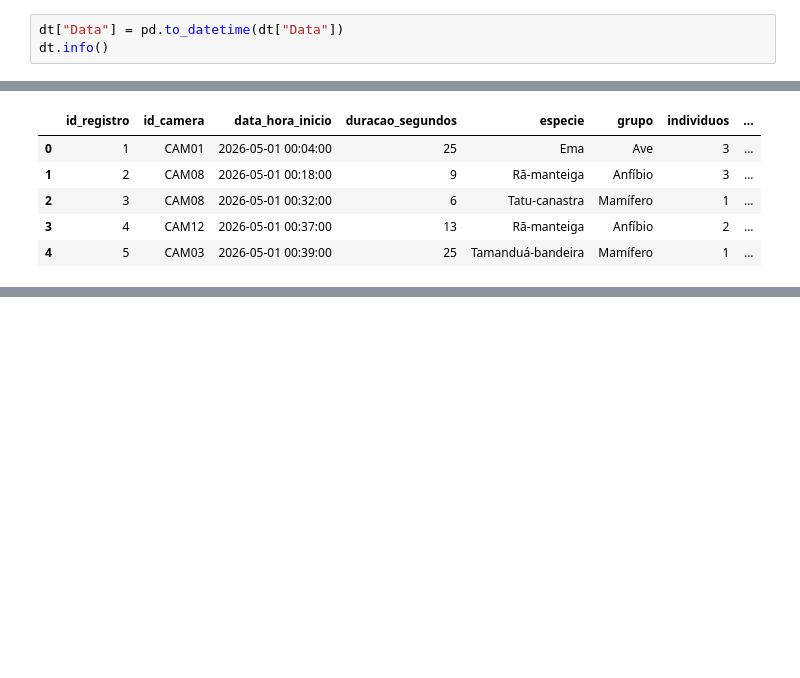
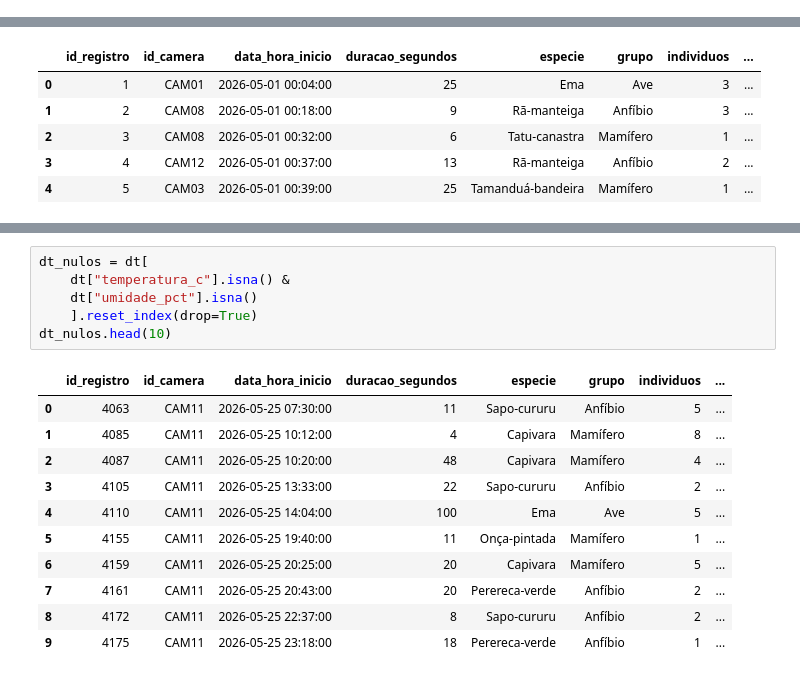
Before and after one commit to dinizjr/Trilha-IA, a Jupyter notebook: DS/Ex01.ipynb, the cells around one changed output, grey strips where cells are left out. Saved outputs shown, nothing was run; the diff lists cells and outputs as text; blank space fills up the shorter version.

Commit message:
Inicio Bonus 2

```diff
--- a/DS/Ex01.ipynb
+++ b/DS/Ex01.ipynb
@@ -1862,3 +1843,0 @@ memory usage: 625.1+ KB
-# %%
-dt["Data"] = pd.to_datetime(dt["Data"])
-dt.info()
@@ -1891,0 +1931,18 @@ dt.head()
+# %%
+dt_nulos = dt[
+    dt["temperatura_c"].isna() &
+    dt["umidade_pct"].isna()
+    ].reset_index(drop=True)
+dt_nulos.head(10)
+# %% [output]
+|  | id_registro | id_camera | data_hora_inicio | duracao_segundos | especie | grupo | individuos | ... |
+| 0 | 4063 | CAM11 | 2026-05-25 07:30:00 | 11 | Sapo-cururu | Anfíbio | 5 | ... |
+| 1 | 4085 | CAM11 | 2026-05-25 10:12:00 | 4 | Capivara | Mamífero | 8 | ... |
+| 2 | 4087 | CAM11 | 2026-05-25 10:20:00 | 48 | Capivara | Mamífero | 4 | ... |
+| 3 | 4105 | CAM11 | 2026-05-25 13:33:00 | 22 | Sapo-cururu | Anfíbio | 2 | ... |
+| 4 | 4110 | CAM11 | 2026-05-25 14:04:00 | 100 | Ema | Ave | 5 | ... |
+| 5 | 4155 | CAM11 | 2026-05-25 19:40:00 | 11 | Onça-pintada | Mamífero | 1 | ... |
+| 6 | 4159 | CAM11 | 2026-05-25 20:25:00 | 20 | Capivara | Mamífero | 5 | ... |
+| 7 | 4161 | CAM11 | 2026-05-25 20:43:00 | 20 | Perereca-verde | Anfíbio | 2 | ... |
+| 8 | 4172 | CAM11 | 2026-05-25 22:37:00 | 8 | Sapo-cururu | Anfíbio | 2 | ... |
+| 9 | 4175 | CAM11 | 2026-05-25 23:18:00 | 18 | Perereca-verde | Anfíbio | 1 | ... |
```
Also changed, not shown: parts of 20 cells of this notebook.
